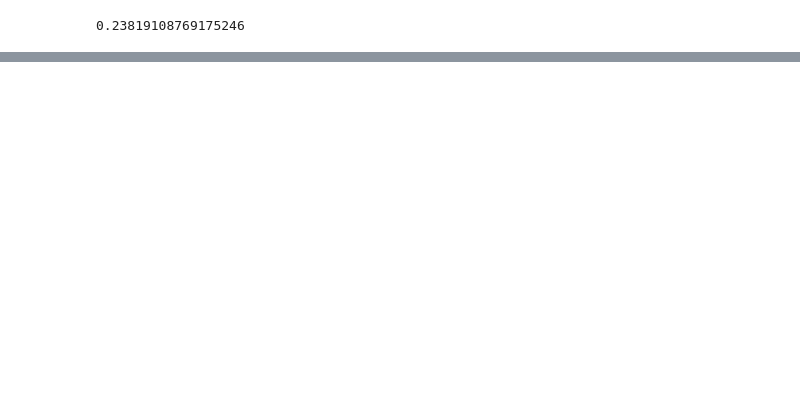
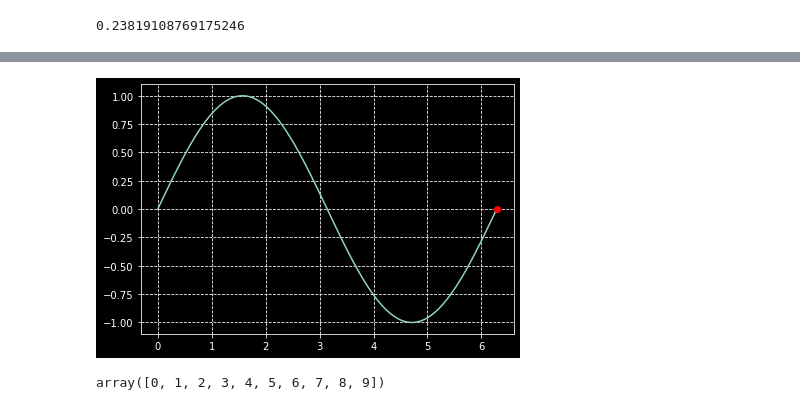
Before and after one commit to HelloGithubC/Project, a Jupyter notebook: test.ipynb, the cells around one changed output, grey strips where cells are left out. Cells and saved outputs as stored; diff of their text form; code cells hidden in the pictures; blank space fills up the shorter version.

```diff
--- a/test.ipynb
+++ b/test.ipynb
@@ -51,0 +40,29 @@ CalledProcessError: Command '['ffmpeg', '-f', 'rawvideo', '-vcodec', 'rawvideo',
+# %%
+import numpy as np
+import matplotlib
+import matplotlib.pyplot as plt
+import matplotlib.animation as animation
+def update_points(num):
+    '''
+    更新数据点
+    '''
+    point_ani.set_data(x[num], y[num])
+    return point_ani,
+
+x = np.linspace(0, 2*np.pi, 100)
+y = np.sin(x)
+
+fig = plt.figure(tight_layout=True)
+plt.plot(x,y)
+point_ani, = plt.plot(x[0], y[0], "ro")
+plt.grid(ls="--")
+# 开始制作动画
+ani = animation.FuncAnimation(fig, update_points, np.arange(0, 100), interval=100, blit=True)
+
+ani.save('sin_test2.gif', writer='imagemagick', fps=10)
+# %% [output]
+[figure, added]
+# %%
+np.arange(10)
+# %% [output]
+array([0, 1, 2, 3, 4, 5, 6, 7, 8, 9])
```
Also changed, not shown: parts of 2 cells of this notebook, 4 other files.
